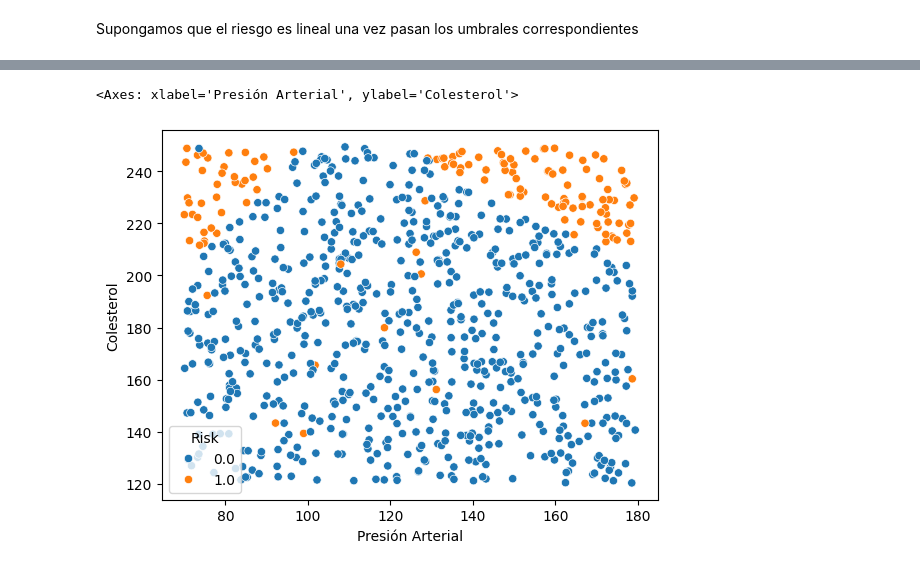
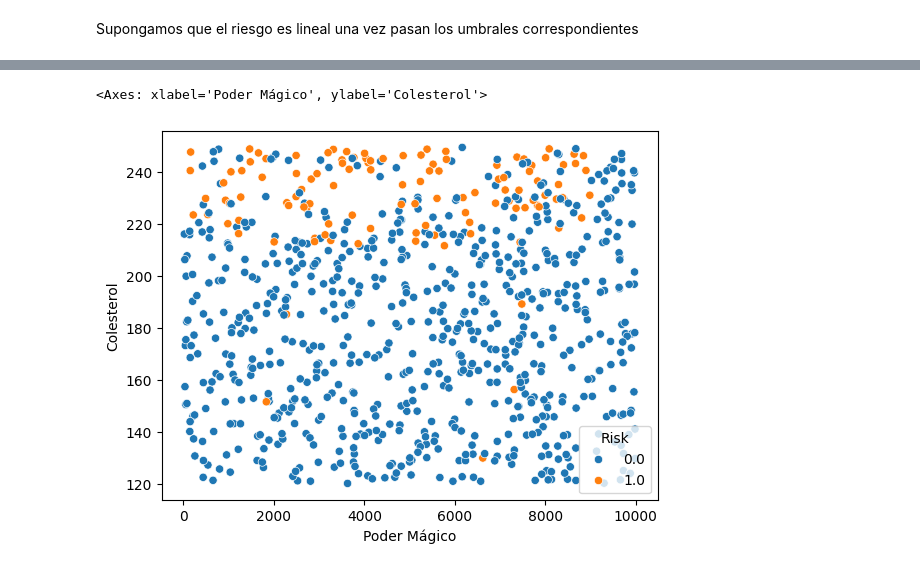
Before and after one commit to paalcald/aiiot-p2, a Jupyter notebook: parteB.ipynb, the cells around one changed output, grey strips where cells are left out. Drawn from its saved outputs; the diff is of its cells as text; code cells hidden in the pictures.

```diff
--- a/parteB.ipynb
+++ b/parteB.ipynb
@@ -47,8 +55,10 @@ def fun_risk_pa(pas, umbral_pa, min_pa, max_pa):
         else:
             risk[i] = 0
     return risk
-# Si tienes suficiente poder mágico eres inmune
 def fun_risk_pm(pms, umbral_pm, min_pm, max_pm):
+    """"
+    Si tienes suficiente poder mágico eres inmune al riesgo cardiaco
+    """
     risk = np.zeros_like(pms)
     for i, pm  in enumerate(pms):
         if pm > umbral_pm[0]:
@@ -58,7 +68,7 @@ def fun_risk_pm(pms, umbral_pm, min_pm, max_pm):
     return risk
 
 def fun_total_risk(risk_pa, risk_cl, risk_pm, peso_cl, peso_pa):
-    return ((risk_pa * peso_pa + risk_cl * peso_cl)) / (peso_pa + peso_cl)
+    return ((risk_pa * peso_pa + risk_cl * peso_cl) * risk_pm) / (peso_pa + peso_cl)
 # %%
 total_risk = fun_total_risk(fun_risk_cl(cl,umbral_cl, min_cl, max_cl),
            fun_risk_pa(pa, umbral_pa, min_pa, max_pa),
@@ -67,7 +77,14 @@ total_risk = fun_total_risk(fun_risk_cl(cl,umbral_cl, min_cl, max_cl),
 te_toco = np.random.binomial(1, 1/100, instancias)
 no_te_toco = np.random.binomial(1, 1/200, size=instancias)
 
+
 def si_te_toco_te_toco(total_risk, te_toco, no_te_toco, umbral_riesgo):
+    """
+    Añadimos una función para incluir un factor de resistencia que evita el
+    riesgo cardiaco en una persona aunque tenga parámetros de riesgo
+    Y un factor de predisposición que genera riesgo cardiaco aunque la persona
+    se situase normalmente fuera de riesgo.
+    """
     in_risk = np.zeros_like(total_risk)
     for i, risk in enumerate(total_risk):
         if te_toco[i] == 1:
@@ -80,8 +99,7 @@ def si_te_toco_te_toco(total_risk, te_toco, no_te_toco, umbral_riesgo):
 # %%
 umbral_riesgo = 0.6
 risk = si_te_toco_te_toco(total_risk, te_toco,no_te_toco, umbral_riesgo)
 data['Risk'] = risk
-sns.scatterplot(data, x='Presión Arterial', y = 'Colesterol', hue='Risk')
 # %% [output]
-<Axes: xlabel='Presión Arterial', ylabel='Colesterol'>
+<Axes: xlabel='Poder Mágico', ylabel='Colesterol'>
-[figure, old version]
+[figure, new version]
```
Also changed, not shown: parts of 14 cells of this notebook.
